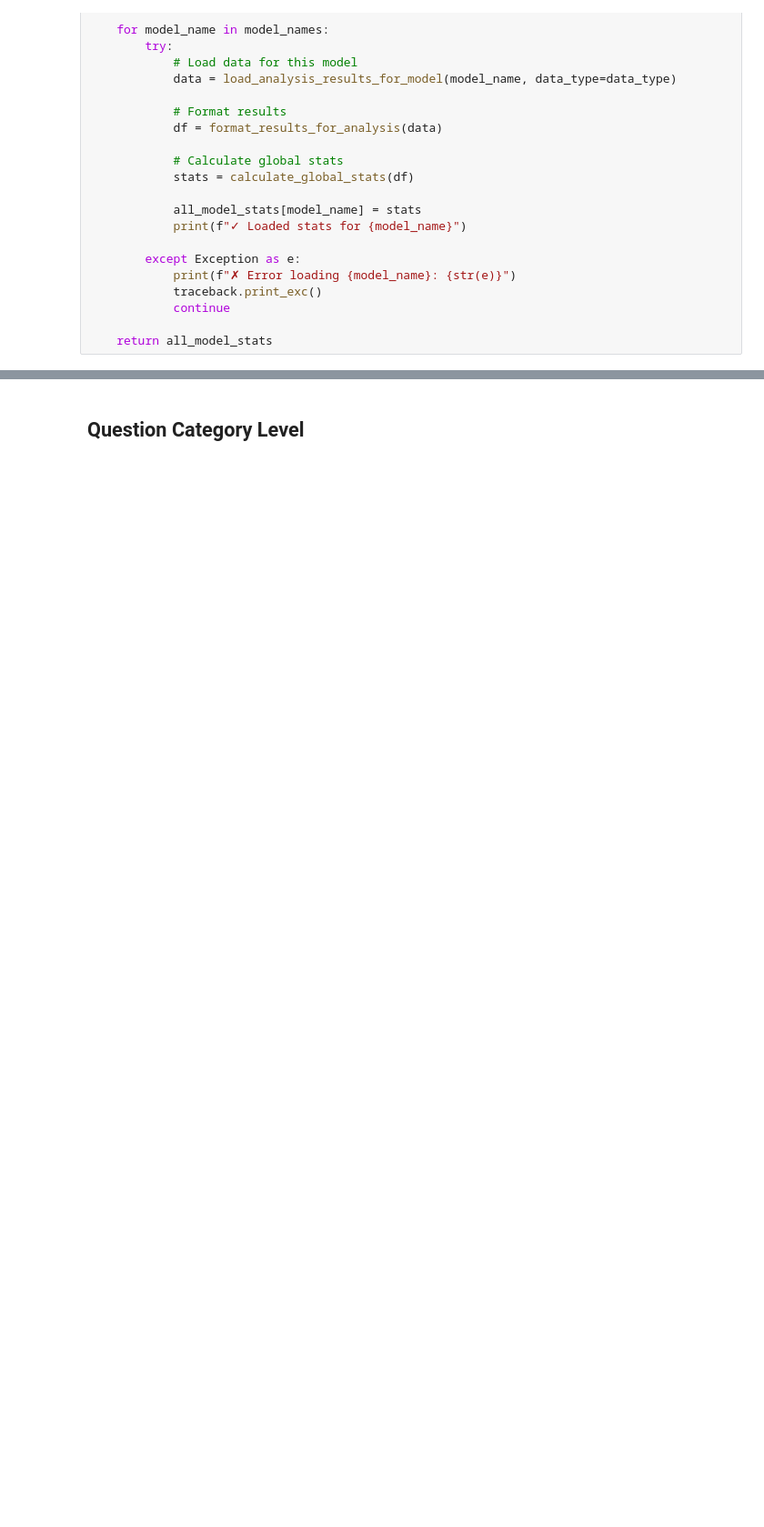
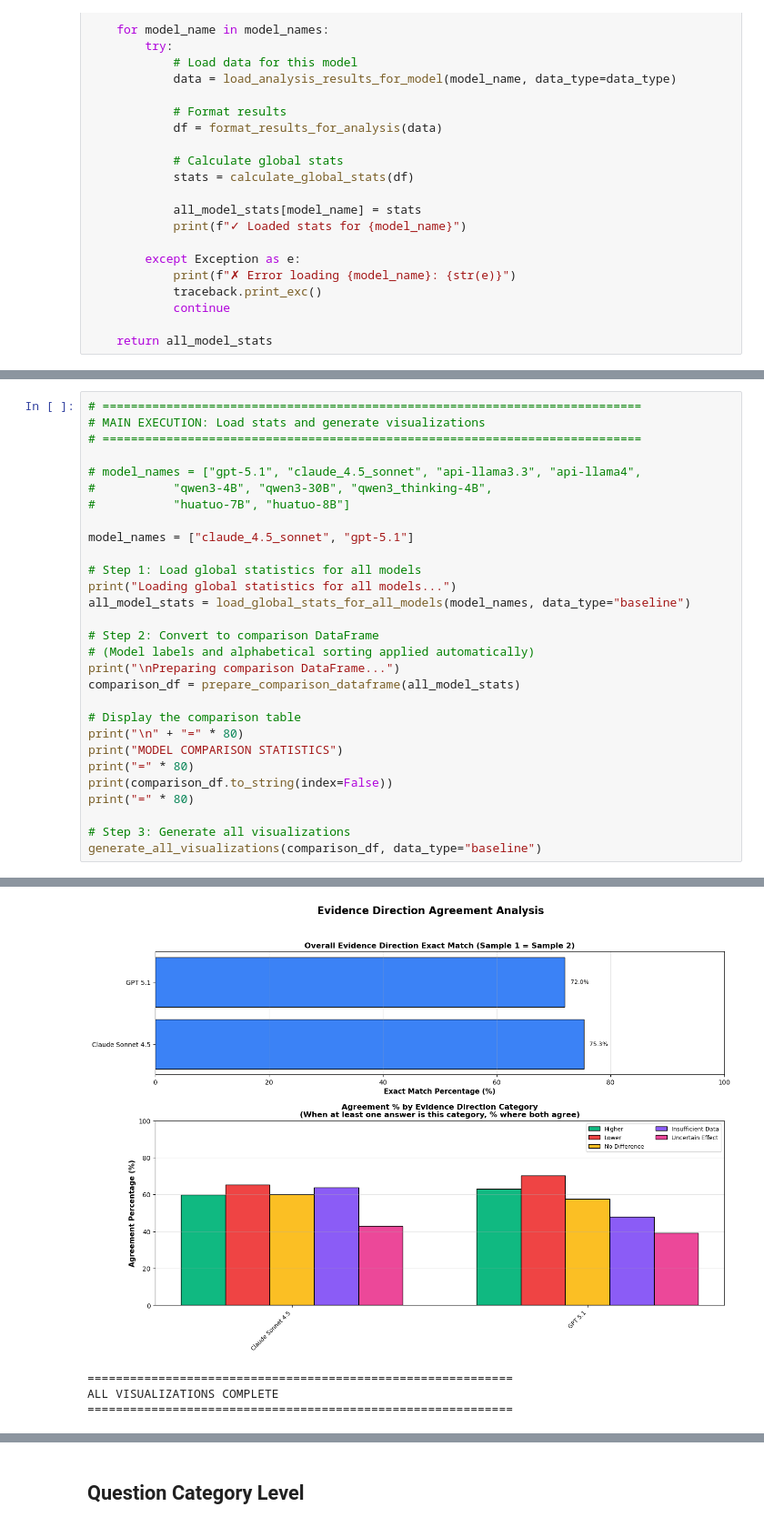
Before and after one commit to hyesunyun/LLMHealthFramingEffect, a Jupyter notebook: code/run_analysis.ipynb, the cells around one changed output, grey strips where cells are left out. Shown at 91% size. Drawn from its saved outputs; the diff is of its cells as text; blank space fills up the shorter version.

Commit message:
baseline updates

```diff
--- a/code/run_analysis.ipynb
+++ b/code/run_analysis.ipynb
@@ -1191,0 +405,30 @@ KeyError: 'model'
+# %%
+# ============================================================================
+# MAIN EXECUTION: Load stats and generate visualizations
+# ============================================================================
+
+# model_names = ["gpt-5.1", "claude_4.5_sonnet", "api-llama3.3", "api-llama4",
+#           "qwen3-4B", "qwen3-30B", "qwen3_thinking-4B",
+#           "huatuo-7B", "huatuo-8B"]
+
+model_names = ["claude_4.5_sonnet", "gpt-5.1"]
+
+# Step 1: Load global statistics for all models
+print("Loading global statistics for all models...")
+all_model_stats = load_global_stats_for_all_models(model_names, data_type="baseline")
+
+# Step 2: Convert to comparison DataFrame
+# (Model labels and alphabetical sorting applied automatically)
+print("\nPreparing comparison DataFrame...")
+comparison_df = prepare_comparison_dataframe(all_model_stats)
+
+# Display the comparison table
+print("\n" + "=" * 80)
+print("MODEL COMPARISON STATISTICS")
+print("=" * 80)
+print(comparison_df.to_string(index=False))
+print("=" * 80)
+
+# Step 3: Generate all visualizations
+generate_all_visualizations(comparison_df, data_type="baseline")
+# %% [output]
@@ -1192,3 +452,7 @@ KeyError: 'model'
+[figure, added]
+============================================================
+ALL VISUALIZATIONS COMPLETE
+============================================================
 # %%
 # ============================================================================
 # EXPORT UTILITIES: Save comparison data to files
```
Also changed, not shown: parts of 20 cells of this notebook, 42 other files.
